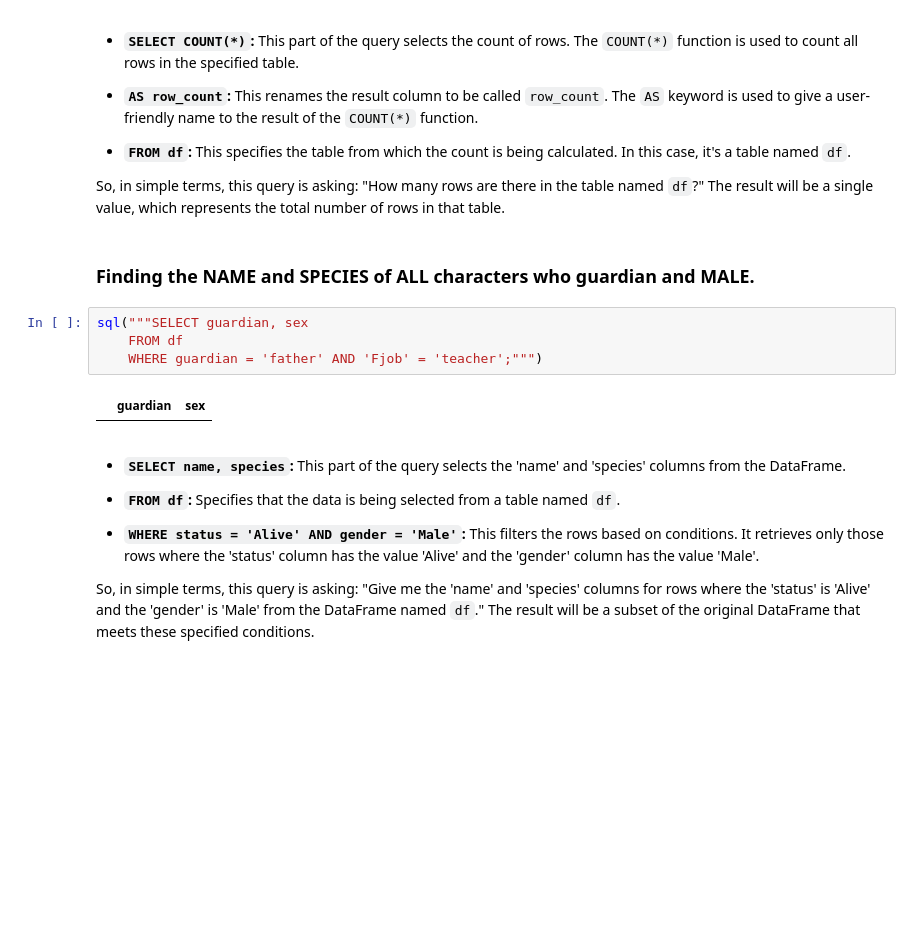
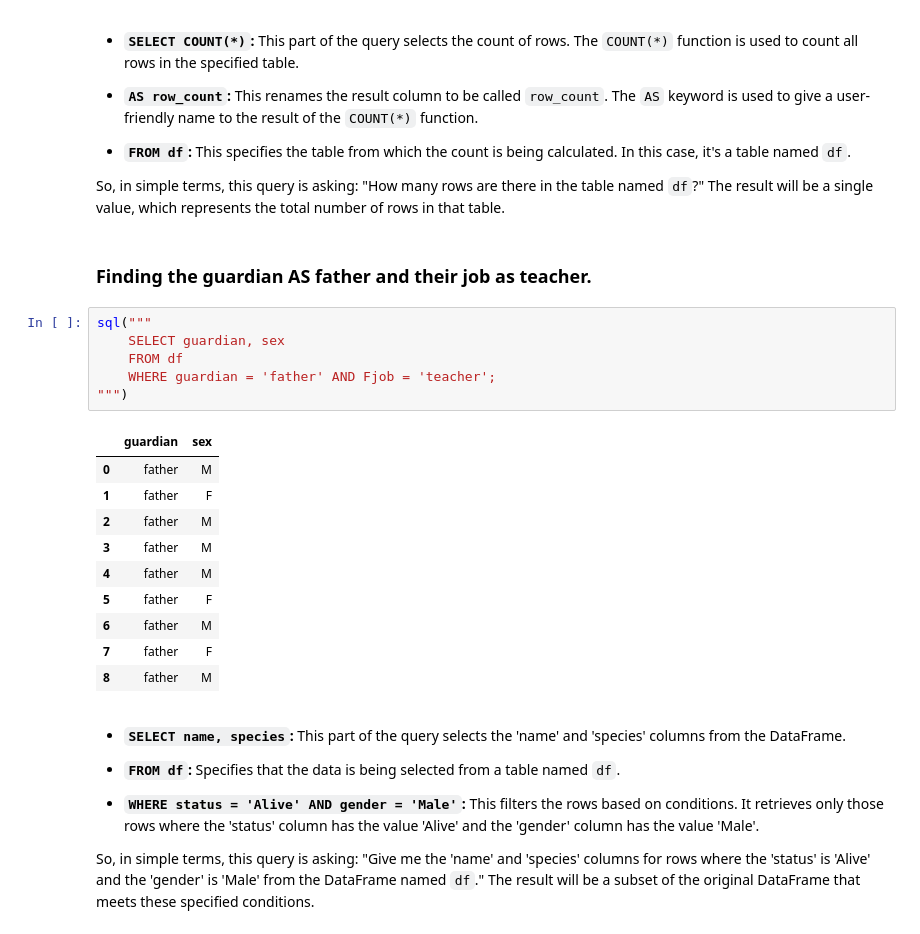
Before and after one commit to JamilaAr/pandas_demo, a Jupyter notebook: pandas.ipynb, the cells around one changed output. Drawn from its saved outputs; the diff is of its cells as text; blank space fills up the shorter version.

```diff
--- a/pandas.ipynb
+++ b/pandas.ipynb
@@ -535,14 +527,25 @@ sql("""SELECT COUNT(*)
 - **`FROM df`:** This specifies the table from which the count is being calculated. In this case, it's a table named `df`.
 
 So, in simple terms, this query is asking: "How many rows are there in the table named `df`?" The result will be a single value, which represents the total number of rows in that table.
-# %% [markdown]
-### Finding the NAME and SPECIES of ALL characters who guardian and MALE.
+# %% [markdown]
+### Finding the guardian AS father and their job as teacher.
 # %%
-sql("""SELECT guardian, sex
+sql("""
+    SELECT guardian, sex
     FROM df
-    WHERE guardian = 'father' AND 'Fjob' = 'teacher';""")
+    WHERE guardian = 'father' AND Fjob = 'teacher';
+""")
 # %% [output]
 |  | guardian | sex |
+| 0 | father | M |
+| 1 | father | F |
+| 2 | father | M |
+| 3 | father | M |
+| 4 | father | M |
+| 5 | father | F |
+| 6 | father | M |
+| 7 | father | F |
+| 8 | father | M |
 # %% [markdown]
 
 - **`SELECT name, species`:** This part of the query selects the 'name' and 'species' columns from the DataFrame.
```
Also changed, not shown: parts of 11 cells of this notebook.
